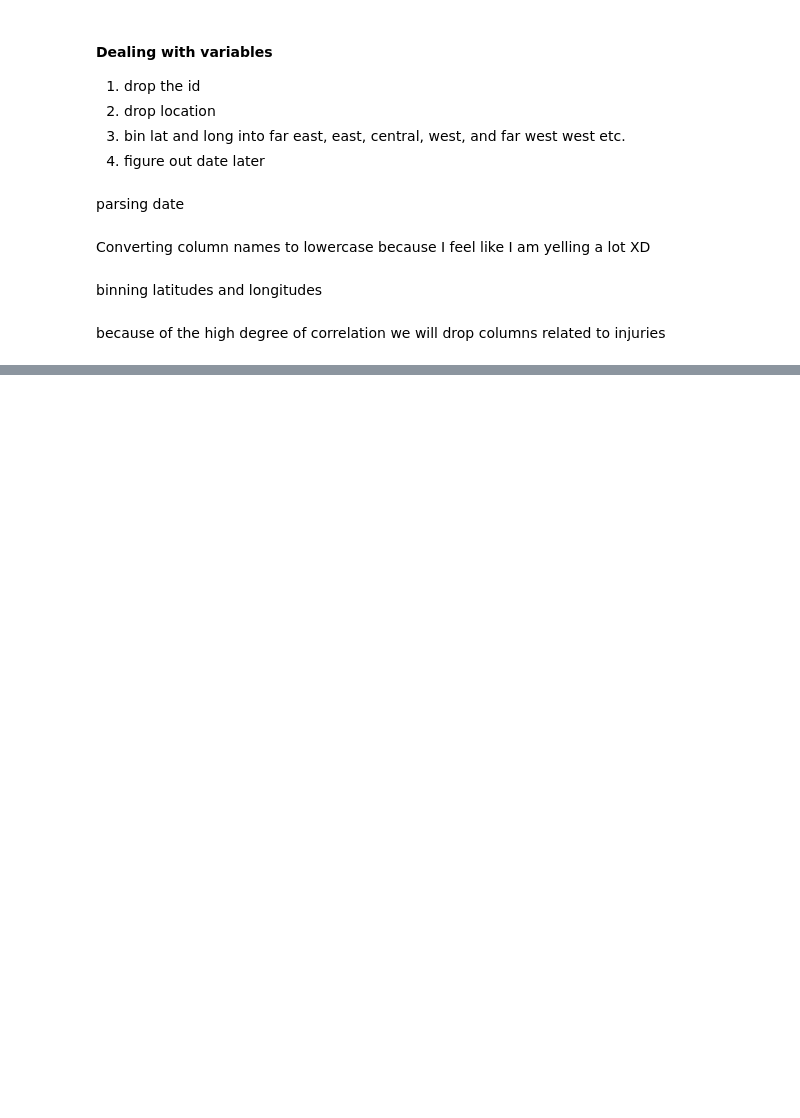
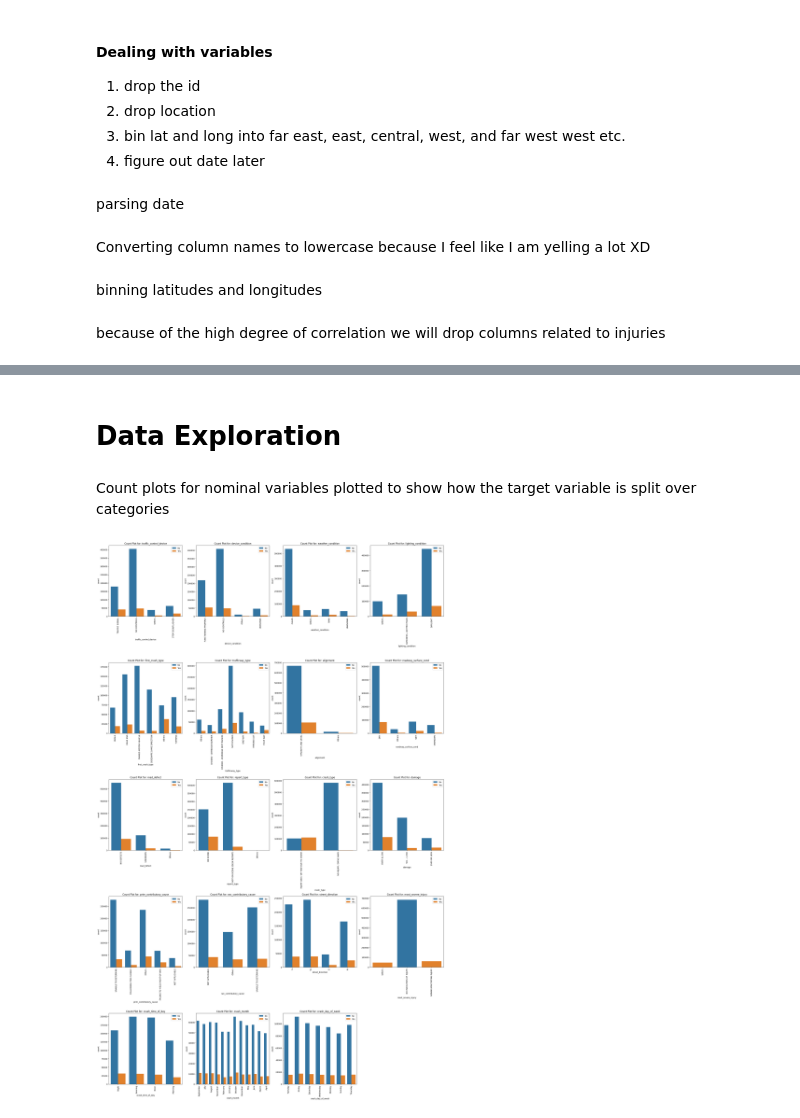
Before and after one commit to kapeesh-kaul/causes-of-fatalities, a Jupyter notebook: notebook.ipynb, the cells around one changed output, grey strips where cells are left out. Cells and saved outputs as stored; diff of their text form; code cells hidden in the pictures; blank space fills up the shorter version.

Commit message:
Visualize 1

```diff
--- a/notebook.ipynb
+++ b/notebook.ipynb
@@ -61,6 +61,12 @@ data.drop(to_drop, inplace=True, axis=1)
 parsing date
 # %%
 data.CRASH_DATE = data.CRASH_DATE.apply(lambda x: pd.to_datetime(x, format="%m/%d/%Y %I:%M:%S %p"))
+data.DATE_POLICE_NOTIFIED = data.DATE_POLICE_NOTIFIED.apply(lambda x: pd.to_datetime(x, format="%m/%d/%Y %I:%M:%S %p"))
+# %%
+# adding a column MINUTES TO NOTIFY and dropping the DATE NOTIFIED column
+
+data['MUNITES_TO_NOTIFY'] = (data.DATE_POLICE_NOTIFIED - data.CRASH_DATE).apply(lambda x:x.seconds/60)
+data.drop('DATE_POLICE_NOTIFIED', inplace=True, axis=1)
 # %%
 # function to assign the time of day using time as imput
 
@@ -89,6 +95,8 @@ Converting column names to lowercase because I feel like I am yelling a lot XD
 data.columns = [x for x in pd.Series([x for x in data.columns]).apply(lambda x : x.lower())]
 # %%
 data['injury_flag'] = data.injuries_total.apply(lambda x : 0 if x<1 else 1)
+data['injured'] = data.injuries_total
+data['deaths'] = data.injuries_fatal
 # %% [markdown]
 binning latitudes and longitudes
 # %%
@@ -116,0 +109,28 @@ data.select_dtypes(object)
+# %% [markdown]
+# Data Exploration
+# %% [markdown]
+Count plots for nominal variables plotted to show how the target variable is split over categories
+# %%
+# Replacing values with <5% contribution with as 'Others'
+
+cat_cols = [i for i in data.select_dtypes(object).columns]
+cat_cols.remove('street_name')
+
+for i in cat_cols:
+    val_percentage = data[i].value_counts(normalize = True)*100
+    to_replace = val_percentage[val_percentage<5].index.to_list()
+    data[i] = data[i].replace(to_replace = to_replace, value ='Others')
+# %%
+
+plt.figure(figsize=(25,40))
+cnt = 1
+for i in cat_cols:
+    plt.subplot(int(np.ceil(len(cat_cols)/4)),4,cnt)
+    sns.countplot(x=data[i], hue=data['injury_flag'])
+    plt.tight_layout()
+    plt.title('Count Plot for: '+i)
+    plt.xticks(rotation = 90)
+    plt.legend(['No', 'Yes'])
+    cnt += 1
+# %% [output]
+[figure, added]
```
Also changed, not shown: parts of 5 cells of this notebook.
